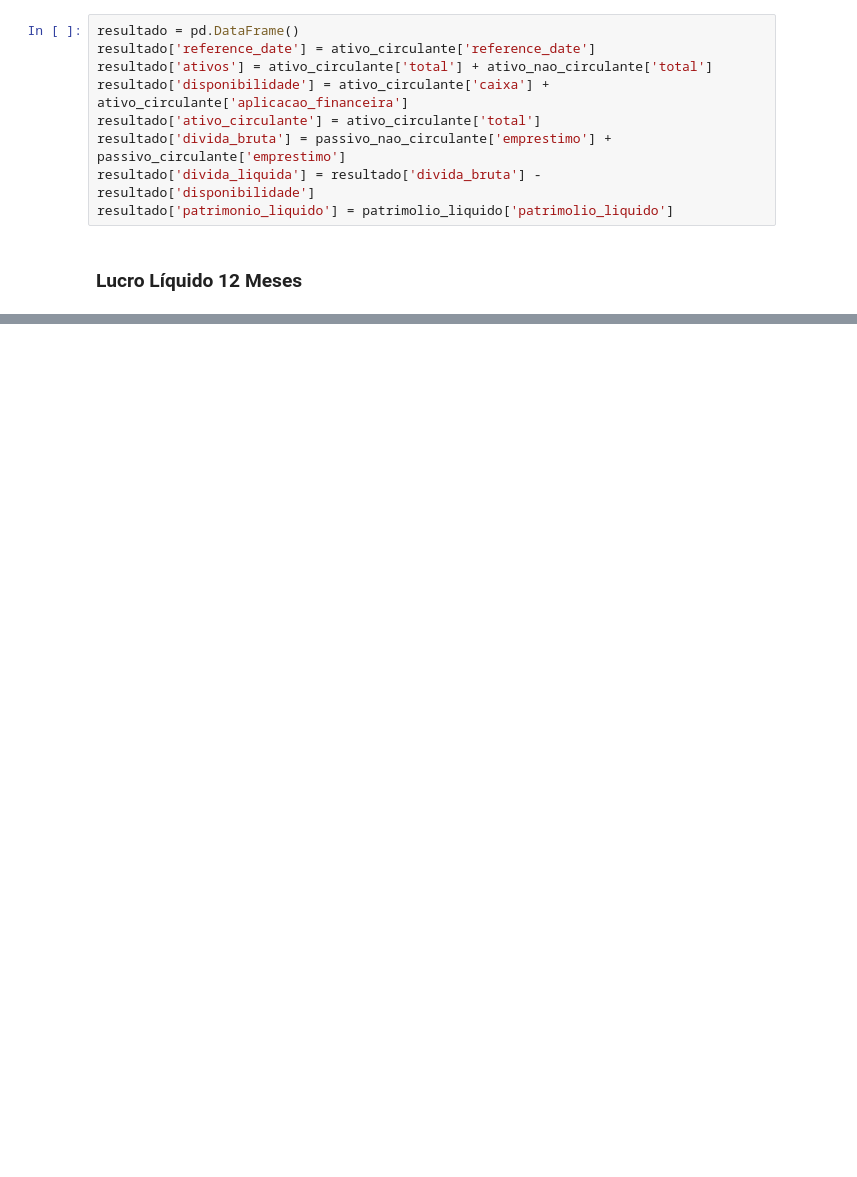
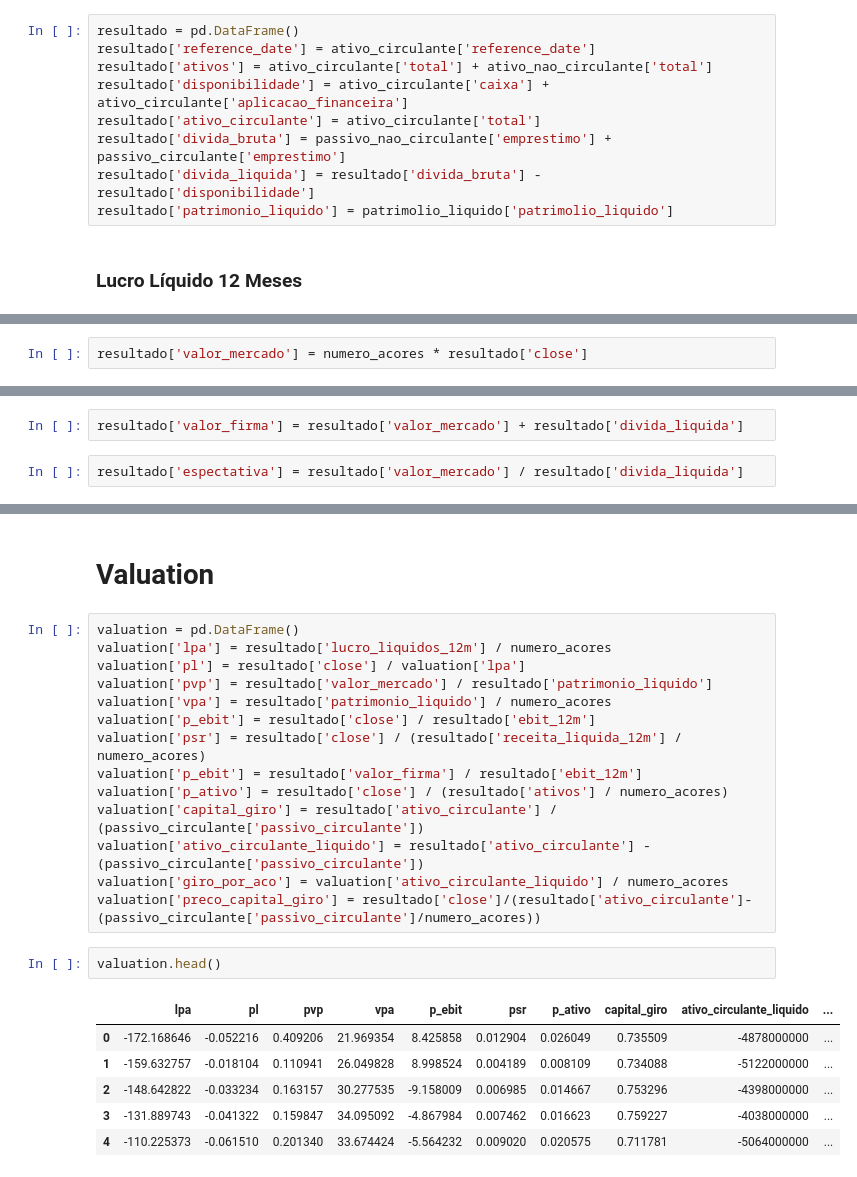
Before and after one commit to faelk8/renda_investe-banco_de_dados, a Jupyter notebook: 02.02-calculos.ipynb, the cells around one changed output, grey strips where cells are left out. Saved outputs shown, nothing was run; the diff lists cells and outputs as text; blank space fills up the shorter version.

Commit message:
feat: :zap: Calulos de balanço patrimônial e valuation

```diff
--- a/02.02-calculos.ipynb
+++ b/02.02-calculos.ipynb
@@ -234,0 +276,2 @@ resultado.head()
+# %%
+resultado['valor_mercado'] = numero_acores * resultado['close']
@@ -234,0 +280,4 @@ resultado.head()
+# %%
+resultado['valor_firma'] = resultado['valor_mercado'] + resultado['divida_liquida']
+# %%
+resultado['espectativa'] = resultado['valor_mercado'] / resultado['divida_liquida']
@@ -234,0 +296,25 @@ resultado.head()
+# %% [markdown]
+# Valuation
+# %%
+valuation = pd.DataFrame()
+valuation['lpa'] = resultado['lucro_liquidos_12m'] / numero_acores
+valuation['pl'] = resultado['close'] / valuation['lpa']
+valuation['pvp'] = resultado['valor_mercado'] / resultado['patrimonio_liquido']
+valuation['vpa'] = resultado['patrimonio_liquido'] / numero_acores
+valuation['p_ebit'] = resultado['close'] / resultado['ebit_12m']
+valuation['psr'] = resultado['close'] / (resultado['receita_liquida_12m'] / numero_acores)
+valuation['p_ebit'] = resultado['valor_firma'] / resultado['ebit_12m']
+valuation['p_ativo'] = resultado['close'] / (resultado['ativos'] / numero_acores)
+valuation['capital_giro'] = resultado['ativo_circulante'] / (passivo_circulante['passivo_circulante'])
+valuation['ativo_circulante_liquido'] = resultado['ativo_circulante'] - (passivo_circulante['passivo_circulante'])
+valuation['giro_por_aco'] = valuation['ativo_circulante_liquido'] / numero_acores
+valuation['preco_capital_giro'] = resultado['close']/(resultado['ativo_circulante']-(passivo_circulante['passivo_circulante']/numero_acores))
+# %%
+valuation.head()
+# %% [output]
+|  | lpa | pl | pvp | vpa | p_ebit | psr | p_ativo | capital_giro | ativo_circulante_liquido | ... |
+| 0 | -172.168646 | -0.052216 | 0.409206 | 21.969354 | 8.425858 | 0.012904 | 0.026049 | 0.735509 | -4878000000 | ... |
+| 1 | -159.632757 | -0.018104 | 0.110941 | 26.049828 | 8.998524 | 0.004189 | 0.008109 | 0.734088 | -5122000000 | ... |
+| 2 | -148.642822 | -0.033234 | 0.163157 | 30.277535 | -9.158009 | 0.006985 | 0.014667 | 0.753296 | -4398000000 | ... |
+| 3 | -131.889743 | -0.041322 | 0.159847 | 34.095092 | -4.867984 | 0.007462 | 0.016623 | 0.759227 | -4038000000 | ... |
+| 4 | -110.225373 | -0.061510 | 0.201340 | 33.674424 | -5.564232 | 0.009020 | 0.020575 | 0.711781 | -5064000000 | ... |
```
Also changed, not shown: parts of 29 cells of this notebook.
